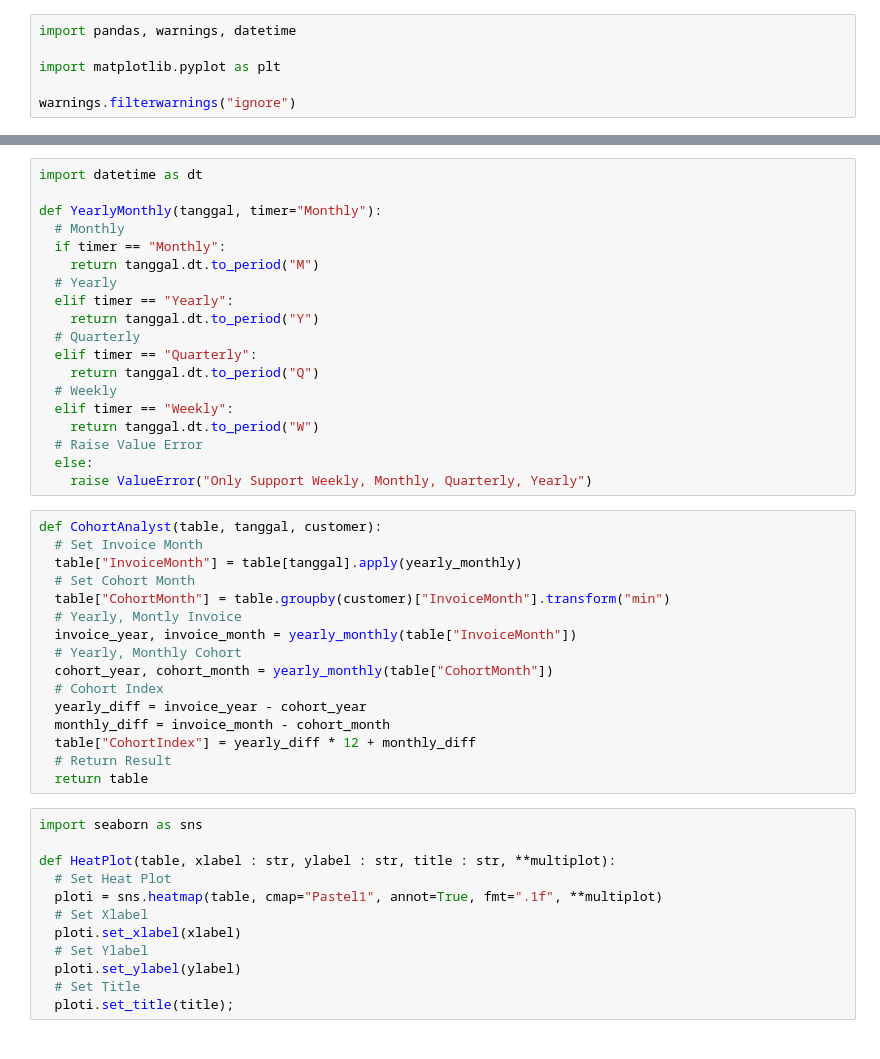
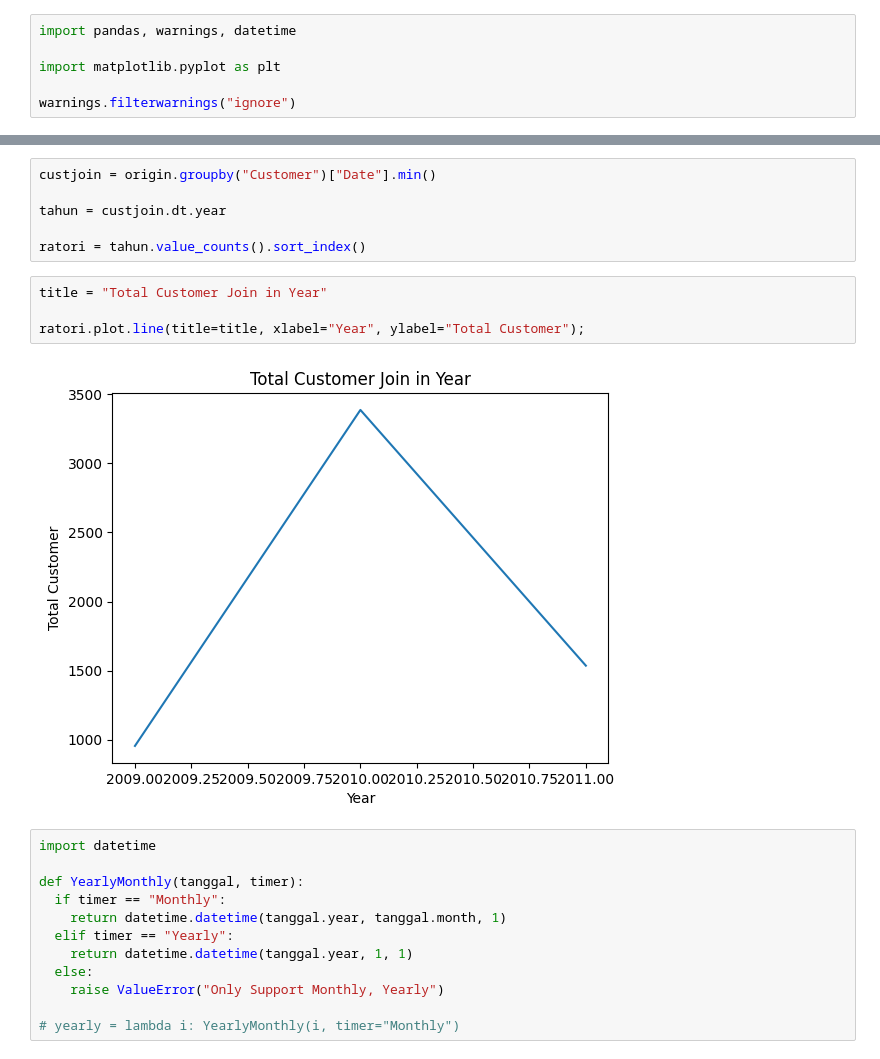
Before and after one commit to Intarite/August, a Jupyter notebook: Lab 01.ipynb, the cells around one changed output, grey strips where cells are left out. Saved outputs shown, nothing was run; the diff lists cells and outputs as text.

```diff
--- a/Lab 01.ipynb
+++ b/Lab 01.ipynb
@@ -27,47 +54,24 @@ origin.iloc[:5, 5:]
+# %%
+custjoin = origin.groupby("Customer")["Date"].min()
+
+tahun = custjoin.dt.year
+
+ratori = tahun.value_counts().sort_index()
+# %%
+title = "Total Customer Join in Year"
+
+ratori.plot.line(title=title, xlabel="Year", ylabel="Total Customer");
+# %% [output]
+[figure, added]
 # %%
-import datetime as dt
+import datetime
 
-def YearlyMonthly(tanggal, timer="Monthly"):
-  # Monthly
+def YearlyMonthly(tanggal, timer):
   if timer == "Monthly":
-    return tanggal.dt.to_period("M")
-  # Yearly
+    return datetime.datetime(tanggal.year, tanggal.month, 1)
   elif timer == "Yearly":
-    return tanggal.dt.to_period("Y")
-  # Quarterly
-  elif timer == "Quarterly":
-    return tanggal.dt.to_period("Q")
-  # Weekly
-  elif timer == "Weekly":
-    return tanggal.dt.to_period("W")
-  # Raise Value Error
+    return datetime.datetime(tanggal.year, 1, 1)
   else:
-    raise ValueError("Only Support Weekly, Monthly, Quarterly, Yearly")
+    raise ValueError("Only Support Monthly, Yearly")
+
+# yearly = lambda i: YearlyMonthly(i, timer="Monthly")
-# %%
-def CohortAnalyst(table, tanggal, customer):
-  # Set Invoice Month
-  table["InvoiceMonth"] = table[tanggal].apply(yearly_monthly)
-  # Set Cohort Month
-  table["CohortMonth"] = table.groupby(customer)["InvoiceMonth"].transform("min")
-  # Yearly, Montly Invoice
-  invoice_year, invoice_month = yearly_monthly(table["InvoiceMonth"])
-  # Yearly, Monthly Cohort
-  cohort_year, cohort_month = yearly_monthly(table["CohortMonth"])
-  # Cohort Index
-  yearly_diff = invoice_year - cohort_year
-  monthly_diff = invoice_month - cohort_month
-  table["CohortIndex"] = yearly_diff * 12 + monthly_diff
-  # Return Result
-  return table
-# %%
-import seaborn as sns
-
-def HeatPlot(table, xlabel : str, ylabel : str, title : str, **multiplot):
-  # Set Heat Plot
-  ploti = sns.heatmap(table, cmap="Pastel1", annot=True, fmt=".1f", **multiplot)
-  # Set Xlabel
-  ploti.set_xlabel(xlabel)
-  # Set Ylabel
-  ploti.set_ylabel(ylabel)
-  # Set Title
-  ploti.set_title(title);
```
Also changed, not shown: parts of 10 cells of this notebook.
